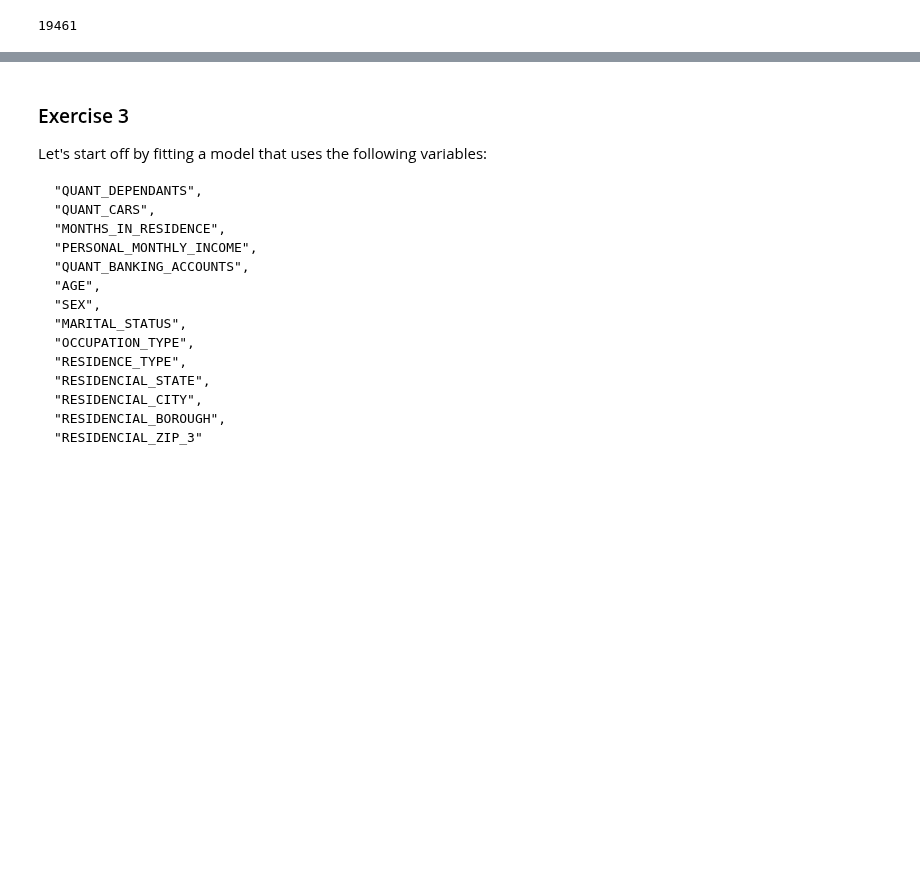
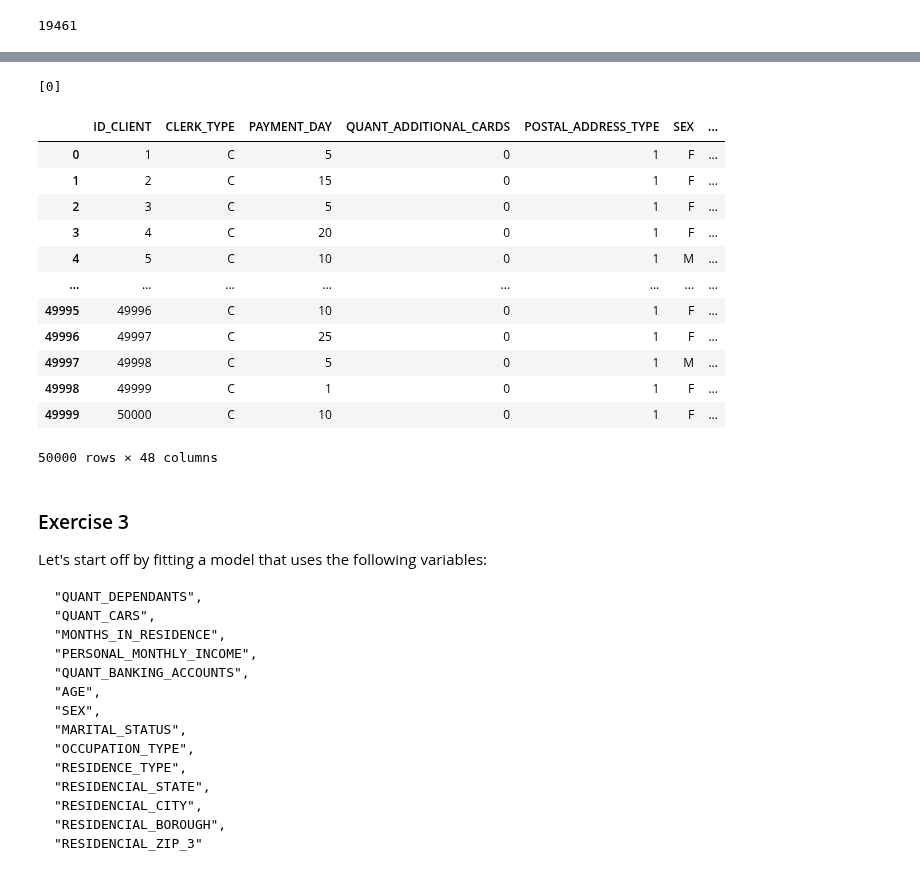
Before and after one commit to nogibjj/ZT-UDS, a Jupyter notebook: exercise_interpretable.ipynb, the cells around one changed output, grey strips where cells are left out. Drawn from its saved outputs; the diff is of its cells as text; code cells hidden in the pictures; blank space fills up the shorter version.

```diff
--- a/exercise_interpretable.ipynb
+++ b/exercise_interpretable.ipynb
@@ -40,7 +40,7 @@ df.columns = [
     "SEX",
     "MARITAL_STATUS",
     "QUANT_DEPENDANTS",
-    "EDUCATION_LEVEL",
+    "EDUCATION_LEVEL1",
     "STATE_OF_BIRTH",
     "CITY_OF_BIRTH",
     "NACIONALITY",
@@ -74,7 +74,7 @@ df.columns = [
     "PROFESSION_CODE",
     "OCCUPATION_TYPE",
     "MATE_PROFESSION_CODE",
-    "EDUCATION_LEVEL",
+    "EDUCATION_LEVEL2",
     "FLAG_HOME_ADDRESS_DOCUMENT",
     "FLAG_RG",
     "FLAG_CPF",
@@ -154,3 +139,26 @@ NameError: name 'df' is not defined
+# %%
+# TO BE DROPPED (6th - last one)
+print(df["EDUCATION_LEVEL1"].unique())
+# %% [output]
+[0]
+# %%
+"""After we figured out which columns to drop, here we drop them"""
+df_dropped = df.drop(["APPLICATION_SUBMISSION_TYPE", "PROFESSIONAL_CITY", "PROFESSIONAL_BOROUGH", "MATE_PROFESSION_CODE", "EDUCATION_LEVEL2", "EDUCATION_LEVEL1"], axis=1)
+df_dropped
+# %% [output]
+|  | ID_CLIENT | CLERK_TYPE | PAYMENT_DAY | QUANT_ADDITIONAL_CARDS | POSTAL_ADDRESS_TYPE | SEX | ... |
+| 0 | 1 | C | 5 | 0 | 1 | F | ... |
+| 1 | 2 | C | 15 | 0 | 1 | F | ... |
+| 2 | 3 | C | 5 | 0 | 1 | F | ... |
+| 3 | 4 | C | 20 | 0 | 1 | F | ... |
+| 4 | 5 | C | 10 | 0 | 1 | M | ... |
+| ... | ... | ... | ... | ... | ... | ... | ... |
+| 49995 | 49996 | C | 10 | 0 | 1 | F | ... |
+| 49996 | 49997 | C | 25 | 0 | 1 | F | ... |
+| 49997 | 49998 | C | 5 | 0 | 1 | M | ... |
+| 49998 | 49999 | C | 1 | 0 | 1 | F | ... |
+| 49999 | 50000 | C | 10 | 0 | 1 | F | ... |
+50000 rows × 48 columns
 # %% [markdown]
 ### Exercise 3
 
```
Also changed, not shown: parts of 6 cells of this notebook.
